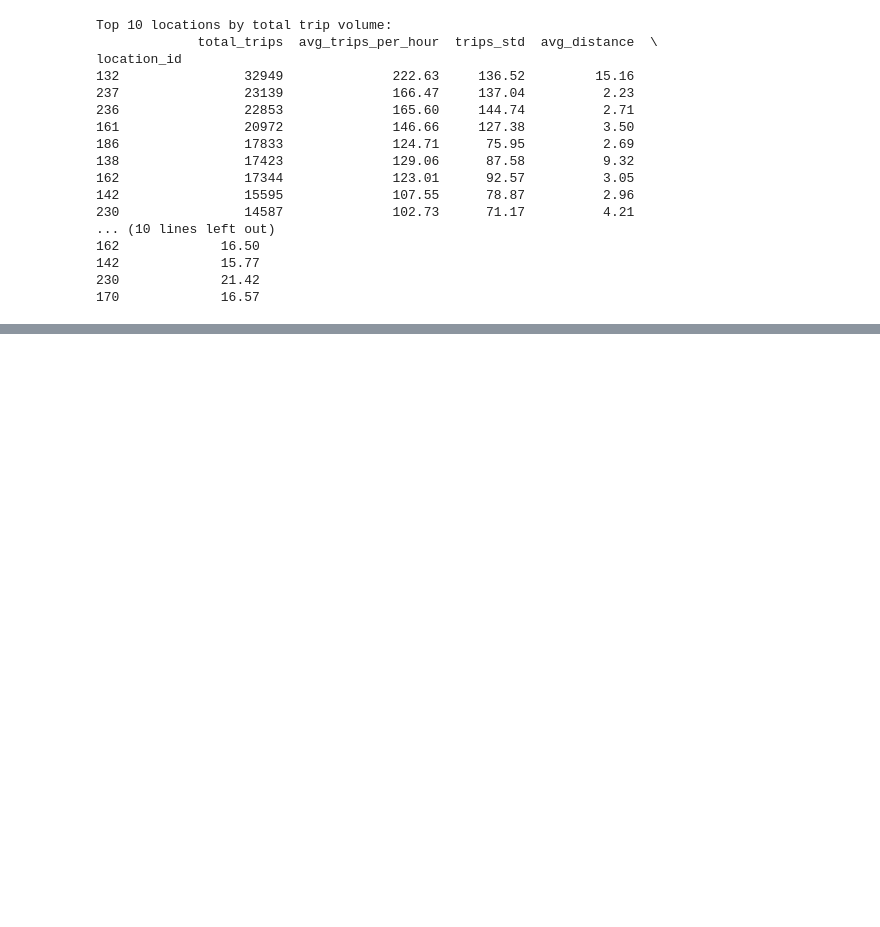
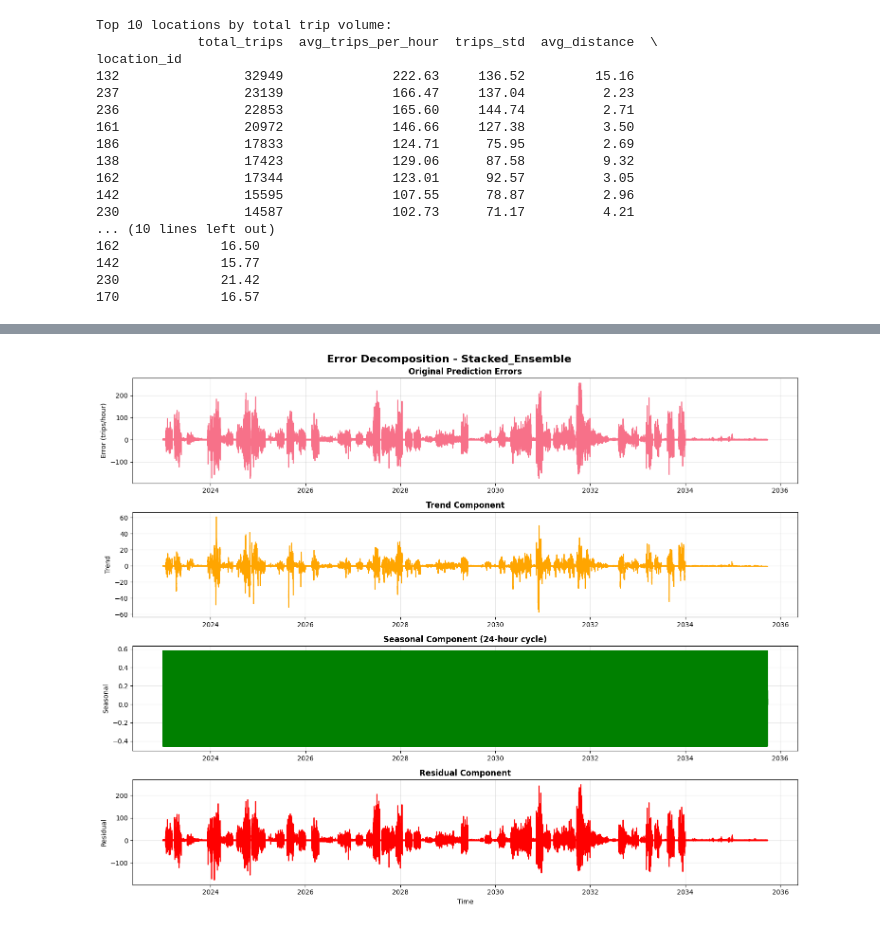
Before and after one commit to DarthMasamune/NYC-Taxi-Demand-Forecasting, a Jupyter notebook: NYC Taxi Forecasting.ipynb, the cells around one changed output, grey strips where cells are left out. Saved outputs shown, nothing was run; the diff lists cells and outputs as text; code cells hidden in the pictures; blank space fills up the shorter version.

```diff
--- a/NYC Taxi Forecasting.ipynb
+++ b/NYC Taxi Forecasting.ipynb
@@ -305,0 +3048,98 @@ location_id
+# %%
+# Create time series of errors for decomposition
+# Use the best ensemble model for detailed analysis
+best_ensemble_residuals = residuals[best_ensemble]
+
+# Create a proper time series (assuming hourly data)
+# For decomposition, we need at least 2 complete cycles
+min_periods = 48 * 7  # 1 week of hourly data
+if len(best_ensemble_residuals) >= min_periods:
+
+    # Create time index (assuming hourly frequency)
+    time_index = pd.date_range(start='2023-01-01', periods=len(best_ensemble_residuals), freq='H')
+    error_series = pd.Series(best_ensemble_residuals, index=time_index)
+
+    # Perform seasonal decomposition
+    decomposition = seasonal_decompose(error_series, model='additive', period=24)  # Daily seasonality
+
+    # Plot decomposition
+    fig, axes = plt.subplots(4, 1, figsize=(15, 12))
+    fig.suptitle(f'Error Decomposition - {best_ensemble}', fontsize=16, fontweight='bold')
+
+    # Original errors
+    axes[0].plot(decomposition.observed)
+    axes[0].set_title('Original Prediction Errors', fontweight='bold')
+    axes[0].set_ylabel('Error (trips/hour)')
+    axes[0].grid(True, alpha=0.3)
+
+    # Trend component
+    axes[1].plot(decomposition.trend, color='orange')
+    axes[1].set_title('Trend Component', fontweight='bold')
+    axes[1].set_ylabel('Trend')
+    axes[1].grid(True, alpha=0.3)
+
+    # Seasonal component
+    axes[2].plot(decomposition.seasonal, color='green')
+    axes[2].set_title('Seasonal Component (24-hour cycle)', fontweight='bold')
+    axes[2].set_ylabel('Seasonal')
+    axes[2].grid(True, alpha=0.3)
+
+    # Residual component
+    axes[3].plot(decomposition.resid, color='red')
+    axes[3].set_title('Residual Component', fontweight='bold')
+    axes[3].set_ylabel('Residual')
+    axes[3].set_xlabel('Time')
+    axes[3].grid(True, alpha=0.3)
+
+    plt.tight_layout()
+    plt.show()
+
+    # Calculate component statistics
+    trend_var = np.var(decomposition.trend.dropna())
+    seasonal_var = np.var(decomposition.seasonal.dropna())
+    residual_var = np.var(decomposition.resid.dropna())
+    total_var = trend_var + seasonal_var + residual_var
+
+    print(f"\Error Component Analysis:")
+    print(f"Trend Variance:    {trend_var:.4f} ({trend_var/total_var*100:.1f}%)")
+    print(f"Seasonal Variance: {seasonal_var:.4f} ({seasonal_var/total_var*100:.1f}%)")
+    print(f"Residual Variance: {residual_var:.4f} ({residual_var/total_var*100:.1f}%)")
+    print(f"Total Variance:    {total_var:.4f}")
+
+else:
+    print(f"Insufficient data for decomposition (need >{min_periods}, have {len(best_ensemble_residuals)})")
+    print("Skipping time series decomposition.")
+
+# Hourly error pattern analysis
+hourly_errors = pd.DataFrame({
+    'hour': [i % 24 for i in range(len(best_ensemble_residuals))],
+    'error': best_ensemble_residuals
+})
+
+hourly_stats = hourly_errors.groupby('hour')['error'].agg(['mean', 'std', 'count']).reset_index()
+
+# Plot hourly error patterns
+fig, (ax1, ax2) = plt.subplots(1, 2, figsize=(15, 5))
+fig.suptitle('Hourly Error Patterns', fontsize=14, fontweight='bold')
+
+ax1.plot(hourly_stats['hour'], hourly_stats['mean'], 'o-', linewidth=2, markersize=6)
+ax1.fill_between(hourly_stats['hour'],
+                 hourly_stats['mean'] - hourly_stats['std'],
+                 hourly_stats['mean'] + hourly_stats['std'],
+                 alpha=0.3)
+ax1.set_title('Mean Error by Hour of Day', fontweight='bold')
+ax1.set_xlabel('Hour of Day')
+ax1.set_ylabel('Mean Error (trips/hour)')
+ax1.axhline(0, color='black', linestyle='--', alpha=0.8)
+ax1.grid(True, alpha=0.3)
+
+ax2.plot(hourly_stats['hour'], hourly_stats['std'], 's-', linewidth=2, markersize=6, color='orange')
+ax2.set_title('Error Standard Deviation by Hour', fontweight='bold')
+ax2.set_xlabel('Hour of Day')
+ax2.set_ylabel('Error Std (trips/hour)')
+ax2.grid(True, alpha=0.3)
+
+plt.tight_layout()
+plt.show()
+# %% [output]
+[figure, added]
```
Also changed, not shown: parts of 120 cells of this notebook.
